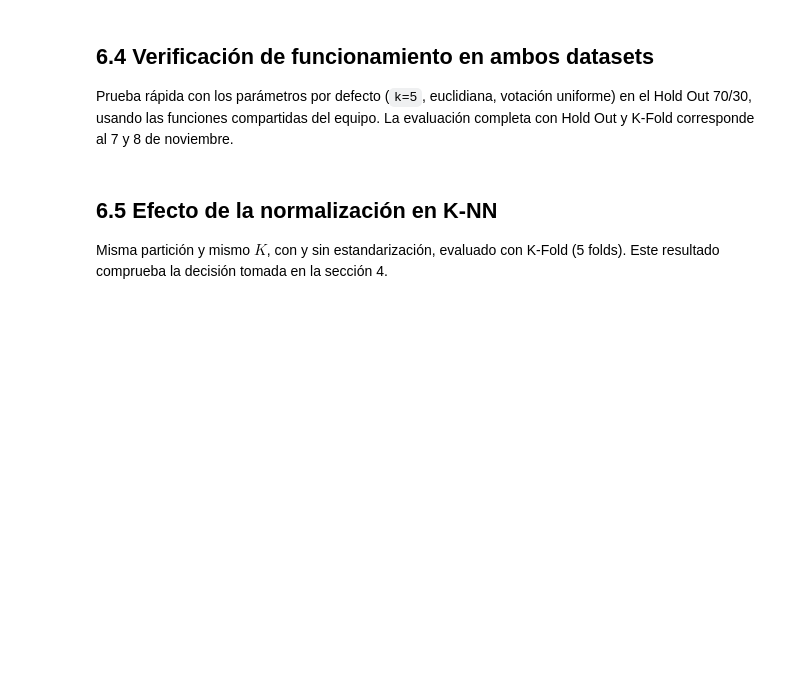
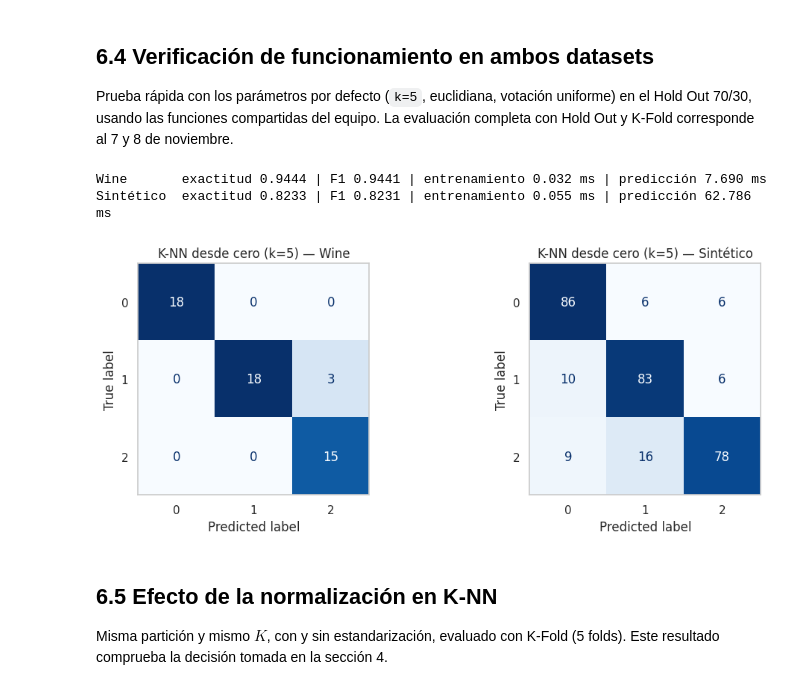
Before and after one commit to paolamrk/Practica3_MachineLearning, a Jupyter notebook: practica_clasificadores_integrante3.ipynb, the cells around one changed output. Cells and saved outputs as stored; diff of their text form; code cells hidden in the pictures; blank space fills up the shorter version.

```diff
--- a/practica_clasificadores_integrante3.ipynb
+++ b/practica_clasificadores_integrante3.ipynb
@@ -695,12 +908,17 @@ funciones compartidas del equipo. La evaluación completa con Hold Out y K-Fold
 # %%
 fig, axes = plt.subplots(1, 2, figsize=(11, 4.2))
 for ax, (nombre, (X, y)) in zip(axes, datasets.items()):
     resultado, (y_real, y_pred) = evaluar_holdout(KNNDesdeCero(k=5), X, y)
     print(f"{nombre:<10} exactitud {resultado['exactitud']:.4f} | F1 {resultado['f1']:.4f} | "
           f"entrenamiento {resultado['t_fit_ms']:.3f} ms | predicción {resultado['t_pred_ms']:.3f} ms")
     ConfusionMatrixDisplay(confusion_matrix(y_real, y_pred)).plot(ax=ax, cmap="Blues", colorbar=False)
+    ax.grid(False)
     ax.set_title(f"K-NN desde cero (k=5) — {nombre}")
 plt.tight_layout(); plt.show()
+# %% [output]
+Wine       exactitud 0.9444 | F1 0.9441 | entrenamiento 0.032 ms | predicción 7.690 ms
+Sintético  exactitud 0.8233 | F1 0.8231 | entrenamiento 0.055 ms | predicción 62.786 ms
+[figure, added]
 # %% [markdown]
 ## 6.5 Efecto de la normalización en K-NN
 
```
Also changed, not shown: parts of 101 cells of this notebook.
